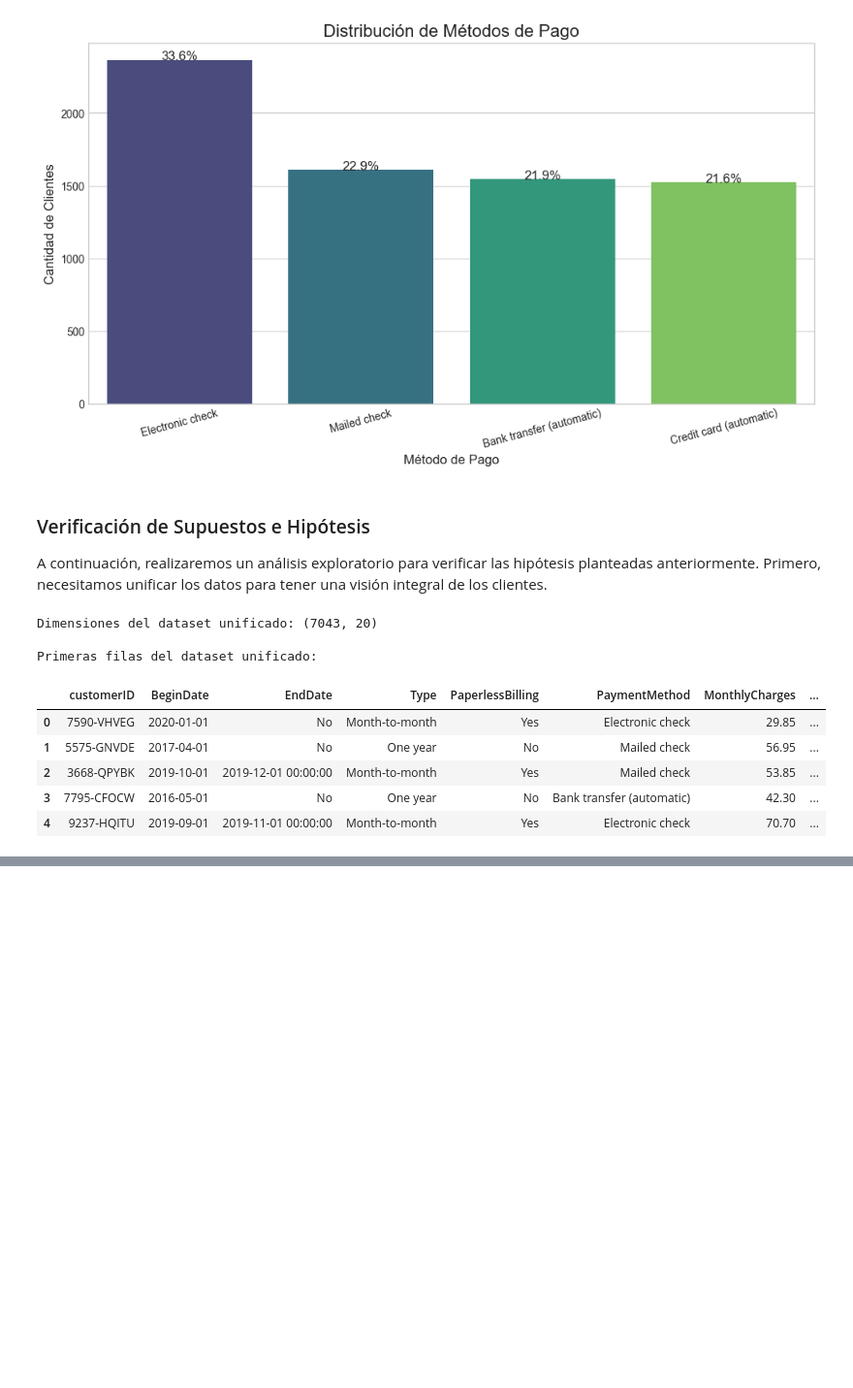
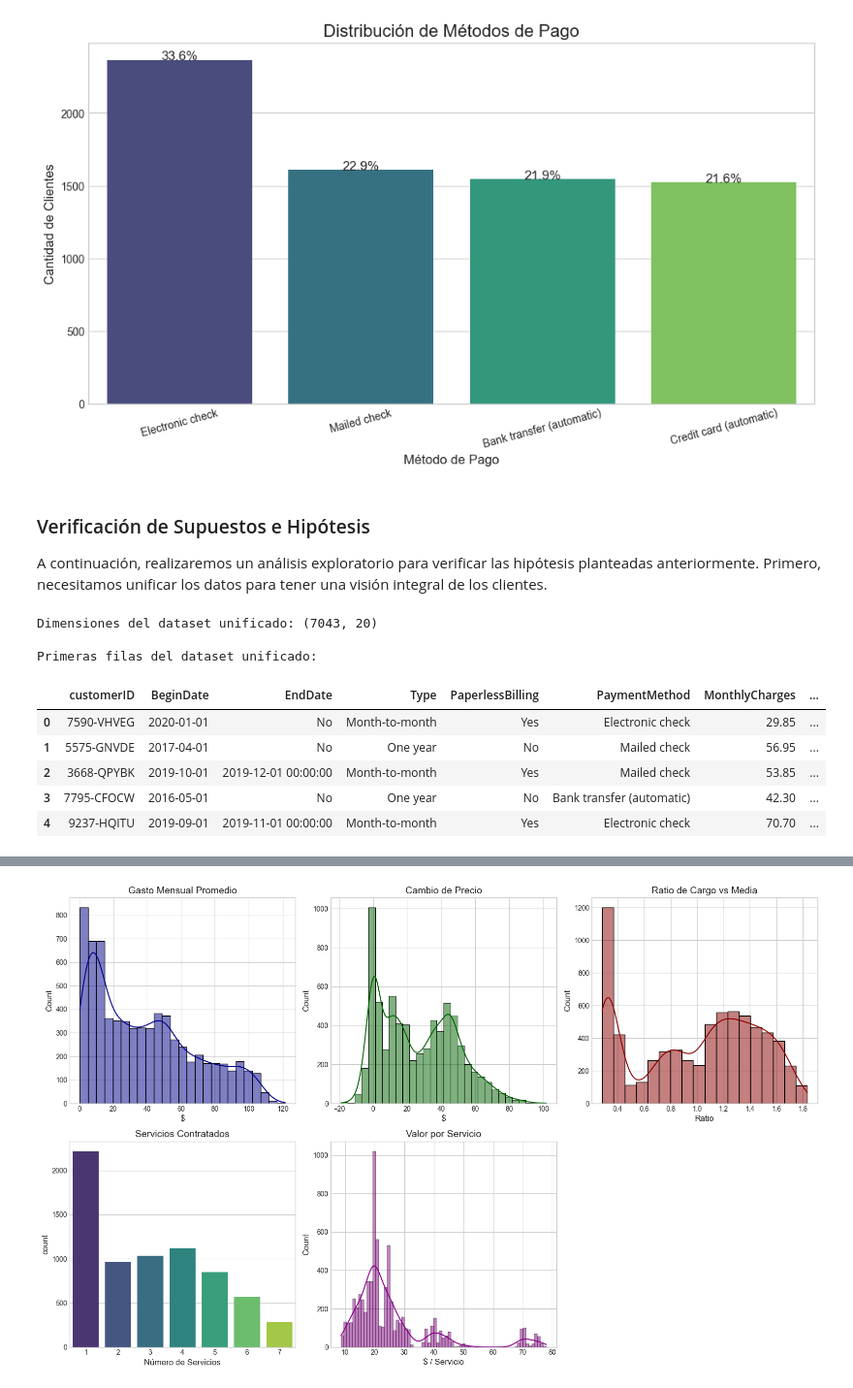
Before and after one commit to ronygsp/Examen-Final, a Jupyter notebook: notebooks/Salgado_Ronald_churn.ipynb, the cells around one changed output, grey strips where cells are left out. Shown at 97% size. Saved outputs shown, nothing was run; the diff lists cells and outputs as text; code cells hidden in the pictures; blank space fills up the shorter version.

```diff
--- a/notebooks/Salgado_Ronald_churn.ipynb
+++ b/notebooks/Salgado_Ronald_churn.ipynb
@@ -518,0 +811,85 @@ Primeras filas del dataset unificado:
+# %%
+# 2. Creación de variables numéricas derivadas
+
+# 2.0 Derivar indicador de PhoneService a partir de MultipleLines
+#    (la columna 'MultipleLines' vale 'No phone service' si no hay servicio)
+df_merged['PhoneService'] = df_merged['MultipleLines'].apply(
+    lambda x: 'Yes' if x != 'No phone service' else 'No'
+)
+
+# 2.1 Gasto promedio mensual total
+df_merged['AvgMonthlySpend'] = df_merged.apply(
+    lambda x: x['TotalCharges'] / x['tenure']
+              if x['tenure'] > 0 else x['MonthlyCharges'],
+    axis=1
+)
+
+# 2.2 Cambio de precio actual vs. histórico
+df_merged['PriceChange'] = (
+    df_merged['MonthlyCharges'] - df_merged['AvgMonthlySpend']
+)
+
+# 2.3 Ratio de cargos vs. media general
+df_merged['ChargeRatio'] = (
+    df_merged['MonthlyCharges'] / df_merged['MonthlyCharges'].mean()
+)
+
+# 2.4 Conteo de servicios contratados
+internet_services = [
+    'OnlineSecurity', 'OnlineBackup', 'DeviceProtection',
+    'TechSupport', 'StreamingTV', 'StreamingMovies'
+]
+
+df_merged['TotalServices'] = (
+    df_merged[internet_services]
+        .apply(lambda row: sum(row == 'Yes'), axis=1)
+    + df_merged['PhoneService'].apply(lambda x: 1 if x == 'Yes' else 0)
+)
+
+# 2.5 Valor por servicio
+df_merged['ValuePerService'] = df_merged.apply(
+    lambda x: x['MonthlyCharges'] / x['TotalServices']
+              if x['TotalServices'] > 0 else 0,
+    axis=1
+)
+
+# 2.6 Visualizar distribuciones
+import matplotlib.pyplot as plt
+import seaborn as sns
+
+plt.figure(figsize=(16, 10))
+
+# AvgMonthlySpend
+plt.subplot(2, 3, 1)
+sns.histplot(df_merged['AvgMonthlySpend'], kde=True, color='darkblue')
+plt.title('Gasto Mensual Promedio')
+plt.xlabel('$')
+
+# PriceChange
+plt.subplot(2, 3, 2)
+sns.histplot(df_merged['PriceChange'], kde=True, color='darkgreen')
+plt.title('Cambio de Precio')
+plt.xlabel('$')
+
+# ChargeRatio
+plt.subplot(2, 3, 3)
+sns.histplot(df_merged['ChargeRatio'], kde=True, color='darkred')
+plt.title('Ratio de Cargo vs Media')
+plt.xlabel('Ratio')
+
+# TotalServices
+plt.subplot(2, 3, 4)
+sns.countplot(x='TotalServices', data=df_merged, palette='viridis')
+plt.title('Servicios Contratados')
+plt.xlabel('Número de Servicios')
+
+# ValuePerService
+plt.subplot(2, 3, 5)
+sns.histplot(df_merged['ValuePerService'], kde=True, color='darkmagenta')
+plt.title('Valor por Servicio')
+plt.xlabel('$ / Servicio')
+
+plt.tight_layout()
+plt.show()
+# %% [output]
+[figure, added]
```
Also changed, not shown: parts of 39 cells of this notebook, 2 other files.
